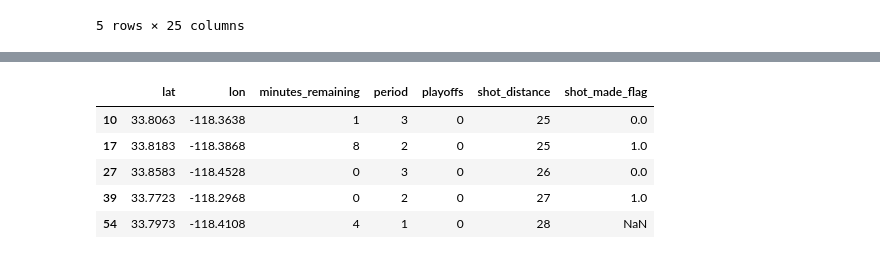
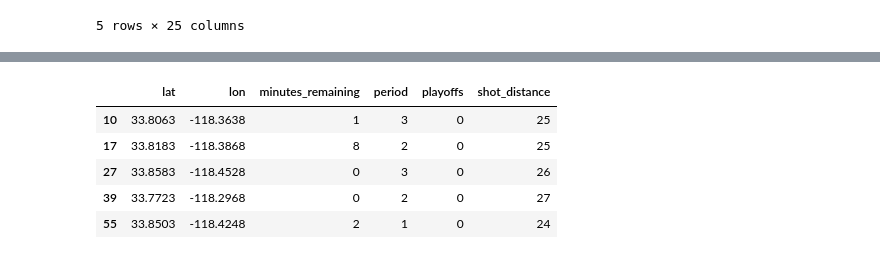
Before and after one commit to FTNeves80/Projeto_Kobe, a Jupyter notebook: notebooks/predicao.ipynb, the cells around one changed output, grey strips where cells are left out. Drawn from its saved outputs; the diff is of its cells as text; code cells hidden in the pictures.

```diff
--- a/notebooks/predicao.ipynb
+++ b/notebooks/predicao.ipynb
@@ -49,6 +49,8 @@ raw_data.describe()
 | 50% | 291.000000 | 2.090113e+07 | 33.835300 | 12.000000 | 209.000000 | -118.257800 | 4.000000 | 3.000000 | 0.000000 | ... |
 | 75% | 408.000000 | 2.150085e+07 | 33.877300 | 154.000000 | 239.000000 | -118.115800 | 7.000000 | 4.000000 | 0.000000 | ... |
 | max | 634.000000 | 4.990009e+07 | 34.079300 | 248.000000 | 791.000000 | -118.021800 | 11.000000 | 7.000000 | 1.000000 | ... |
+# %%
+raw_data = raw_data.dropna()
 # %%
 raw_data.info()
 # %% [output]
@@ -72,11 +85,11 @@ memory usage: 1.3+ MB
 # %%
-prod = raw_data[['lat','lon','minutes_remaining','period','playoffs','shot_distance','shot_made_flag']]
+prod = raw_data[['lat','lon','minutes_remaining','period','playoffs','shot_distance']]#,'shot_made_flag']]
 prod.head()
 # %% [output]
 [interactive output not drawn]
-|  | lat | lon | minutes_remaining | period | playoffs | shot_distance | shot_made_flag |
-| 10 | 33.8063 | -118.3638 | 1 | 3 | 0 | 25 | 0.0 |
-| 17 | 33.8183 | -118.3868 | 8 | 2 | 0 | 25 | 1.0 |
-| 27 | 33.8583 | -118.4528 | 0 | 3 | 0 | 26 | 0.0 |
-| 39 | 33.7723 | -118.2968 | 0 | 2 | 0 | 27 | 1.0 |
-| 54 | 33.7973 | -118.4108 | 4 | 1 | 0 | 28 | NaN |
+|  | lat | lon | minutes_remaining | period | playoffs | shot_distance |
+| 10 | 33.8063 | -118.3638 | 1 | 3 | 0 | 25 |
+| 17 | 33.8183 | -118.3868 | 8 | 2 | 0 | 25 |
+| 27 | 33.8583 | -118.4528 | 0 | 3 | 0 | 26 |
+| 39 | 33.7723 | -118.2968 | 0 | 2 | 0 | 27 |
+| 55 | 33.8503 | -118.4248 | 2 | 1 | 0 | 24 |
```
Also changed, not shown: parts of 10 cells of this notebook, 1 other file.
